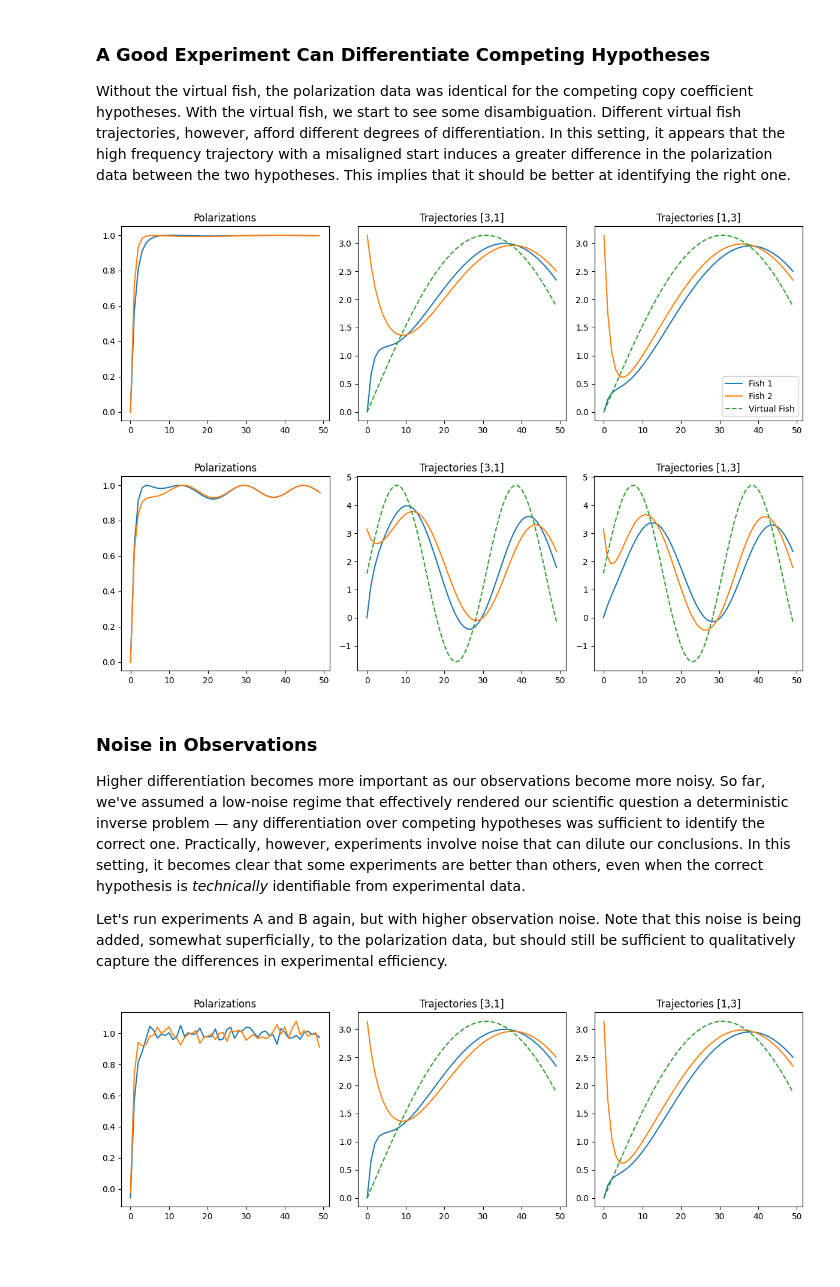
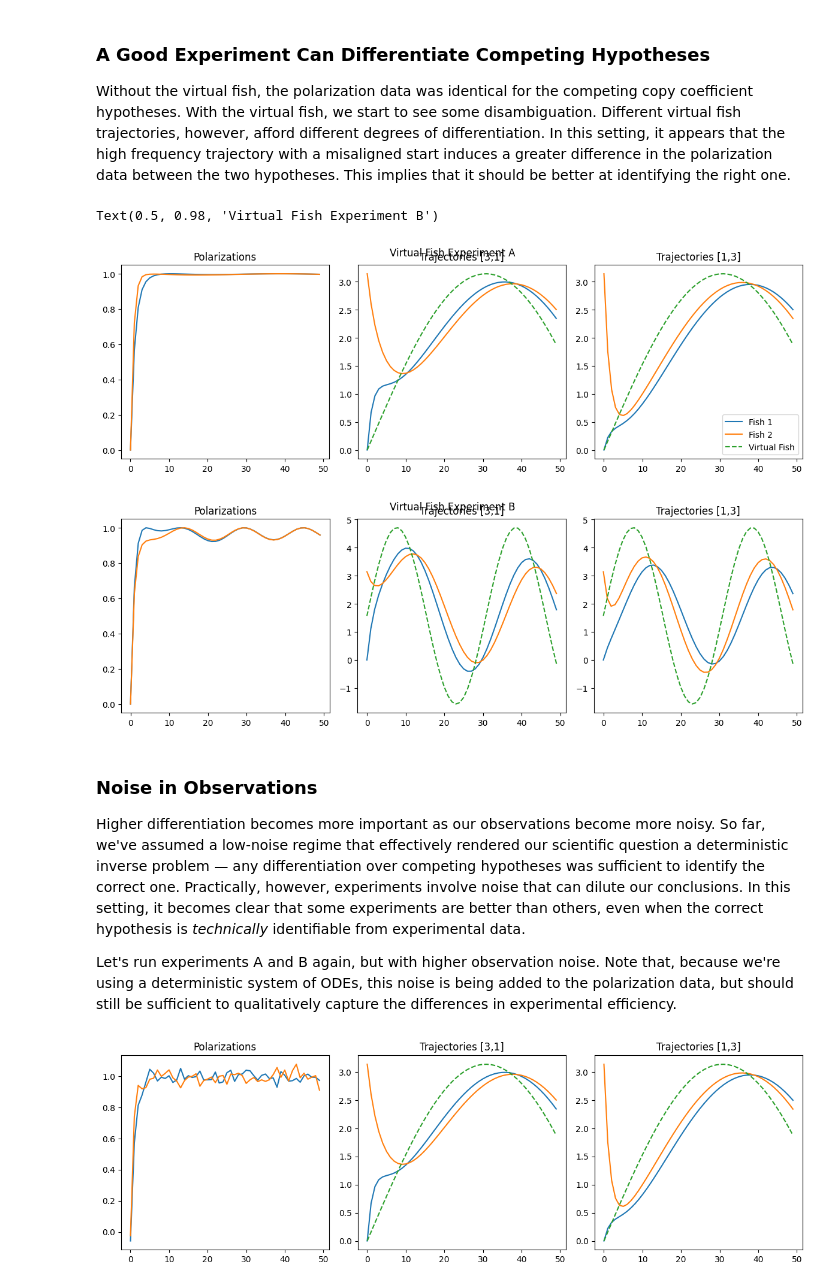
Before and after one commit to BasisResearch/chirho_diffeqpy, a Jupyter notebook: scratch/andys_notebook.ipynb, the cells around one changed output. Cells and saved outputs as stored; diff of their text form; code cells hidden in the pictures; blank space fills up the shorter version.

```diff
--- a/scratch/andys_notebook.ipynb
+++ b/scratch/andys_notebook.ipynb
@@ -289,15 +289,18 @@ def simulate_and_plot_3113_experiment(experiment, legend=False):
 Without the virtual fish, the polarization data was identical for the competing copy coefficient hypotheses. With the virtual fish, we start to see some disambiguation. Different virtual fish trajectories, however, afford different degrees of differentiation. In this setting, it appears that the high frequency trajectory with a misaligned start induces a greater difference in the polarization data between the two hypotheses. This implies that it should be better at identifying the right one.
 # %%
 simulate_and_plot_3113_experiment(vfish_experiment_A, legend=True)
+plt.suptitle("Virtual Fish Experiment A")
 simulate_and_plot_3113_experiment(vfish_experiment_B)
+plt.suptitle("Virtual Fish Experiment B")
 # %% [output]
+Text(0.5, 0.98, 'Virtual Fish Experiment B')
-[figure, old version]
+[figure, new version]
-[figure, old version]
+[figure, new version]
 # %% [markdown]
 ### Noise in Observations
 Higher differentiation becomes more important as our observations become more noisy. So far, we've assumed a low-noise regime that effectively rendered our scientific question a deterministic inverse problem — any differentiation over competing hypotheses was sufficient to identify the correct one. Practically, however, experiments involve noise that can dilute our conclusions. In this setting, it becomes clear that some experiments are better than others, even when the correct hypothesis is *technically* identifiable from experimental data.
 
-Let's run experiments A and B again, but with higher observation noise. Note that this noise is being added, somewhat superficially, to the polarization data, but should still be sufficient to qualitatively capture the differences in experimental efficiency.
+Let's run experiments A and B again, but with higher observation noise. Note that, because we're using a deterministic system of ODEs, this noise is being added to the polarization data, but should still be sufficient to qualitatively capture the differences in experimental efficiency.
 # %%
 HIGH_NOISE = 0.03
 
```
Also changed, not shown: parts of 14 cells of this notebook.
